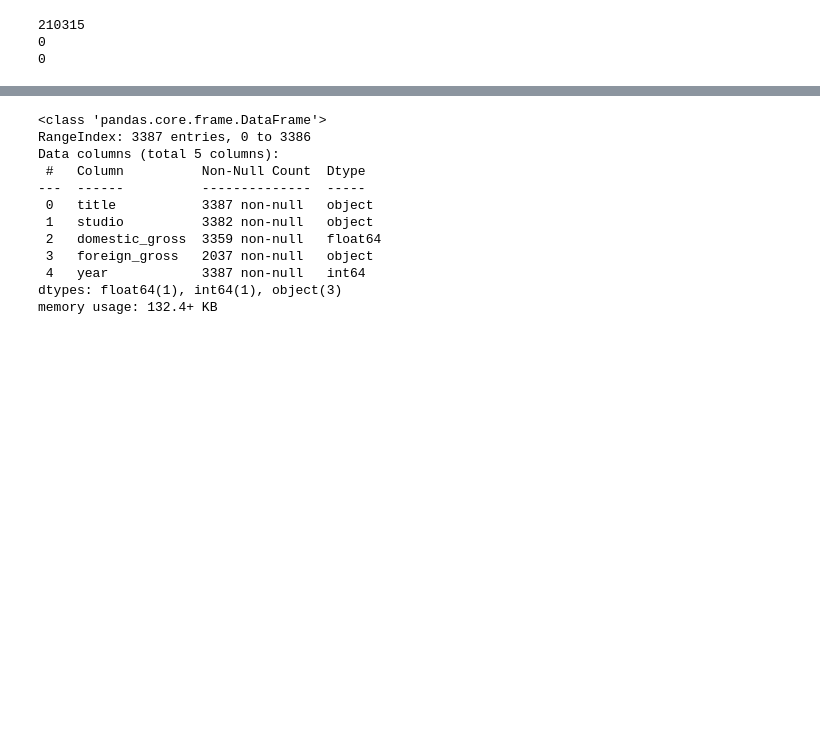
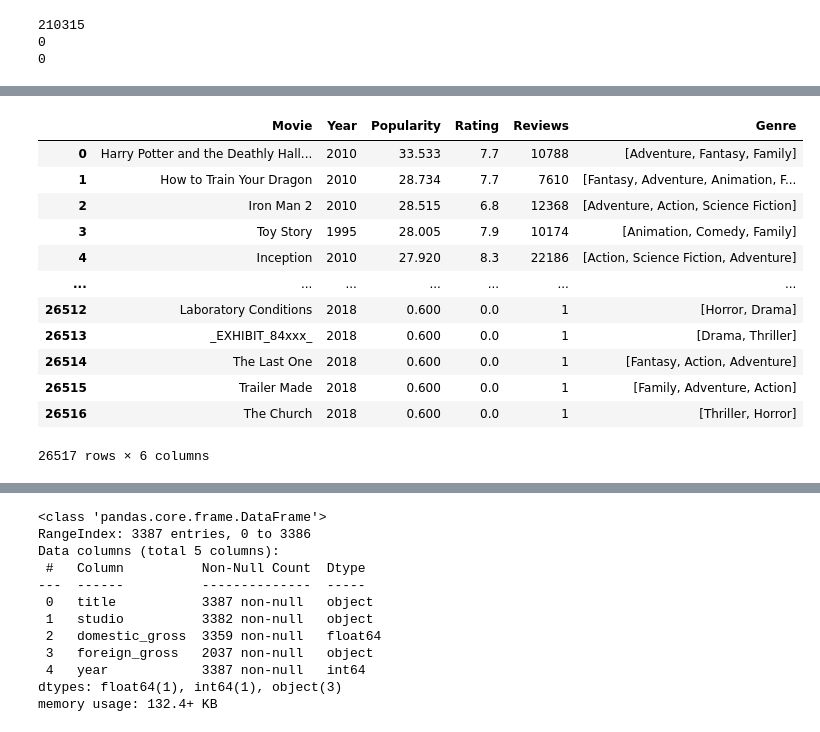
Before and after one commit to jaeheonk817/Microsoft-Movie-Recommendations, a Jupyter notebook: student1.ipynb, the cells around one changed output, grey strips where cells are left out. Saved outputs shown, nothing was run; the diff lists cells and outputs as text; code cells hidden in the pictures; blank space fills up the shorter version.

```diff
--- a/student1.ipynb
+++ b/student1.ipynb
@@ -479,11 +535,8 @@ print(len(genre_id_other))
 # %%
-# We see that they are not.
-# From tmdb's website, obtain genre ids and their corresponding verbal category.
-# Create a dictionary to store that information.
+# Create a dictionary to help make a conversion from genre id number to genre name.
 
-genre_id = {'28':'Action', '12':'Adventure', '16':'Animation', '35':'Comedy', '80':'Crime',
-            '99':'Documentary', '18':'Drama', '10751':'Family', '14':'Fantasy', '36':'History',
-            '27':'Horror', '10402':'Music', '9648':'Mystery', '10749':'Romance',
-            '878':'Science Fiction', '10770':'TV Movie', '53':'Thriller', '10752':'War',
-            '37':'Western'}
-genre_id
+genre_id = {28:'Action', 12:'Adventure', 16:'Animation', 35:'Comedy', 80:'Crime',
+            99:'Documentary', 18:'Drama', 10751:'Family', 14:'Fantasy', 36:'History',
+            27:'Horror', 10402:'Music', 9648:'Mystery', 10749:'Romance',
+            878:'Science Fiction', 10770:'TV Movie', 53:'Thriller', 10752:'War',
+            37:'Western'}
@@ -510,6 +542,0 @@ genre_id
-# %%
-for entry in tmdb['Genre ID']:
-    entry.split(',')
-
-for entry in tmdb['Genre ID']:
-    print(type(entry))
@@ -534,4 +543,9 @@ for entry in tmdb['Genre ID']:
-# %%
-# Create a new column on tmdb that displays the movie genres.
-
-tmdb['Genre'] = ''
+# %%
+# Create a list of genres that have verbal names instead of genre id numbers.
+
+movie_genre = []
+movie_genre_english = []
+for small_list in list_list_genre_id:
+    movie_genre = [genre_id[entry] for entry in small_list]
+    movie_genre_english.append(movie_genre)
+    movie_genre = []
@@ -537,0 +567,24 @@ tmdb['Genre'] = ''
+# %%
+# Create a new dataframe that has Genre in words.
+
+tmdb = pd.DataFrame(list(zip(tmdb['Movie'], tmdb['Year'],
+                             tmdb['Popularity'], tmdb['Rating'], tmdb['Reviews'],
+                             movie_genre_english)), columns = ['Movie', 'Year',
+                                                               'Popularity', 'Rating',
+                                                               'Reviews', 'Genre'])
+
+tmdb
+# %% [output]
+|  | Movie | Year | Popularity | Rating | Reviews | Genre |
+| 0 | Harry Potter and the Deathly Hall... | 2010 | 33.533 | 7.7 | 10788 | [Adventure, Fantasy, Family] |
+| 1 | How to Train Your Dragon | 2010 | 28.734 | 7.7 | 7610 | [Fantasy, Adventure, Animation, F... |
+| 2 | Iron Man 2 | 2010 | 28.515 | 6.8 | 12368 | [Adventure, Action, Science Fiction] |
+| 3 | Toy Story | 1995 | 28.005 | 7.9 | 10174 | [Animation, Comedy, Family] |
+| 4 | Inception | 2010 | 27.920 | 8.3 | 22186 | [Action, Science Fiction, Adventure] |
+| ... | ... | ... | ... | ... | ... | ... |
+| 26512 | Laboratory Conditions | 2018 | 0.600 | 0.0 | 1 | [Horror, Drama] |
+| 26513 | _EXHIBIT_84xxx_ | 2018 | 0.600 | 0.0 | 1 | [Drama, Thriller] |
+| 26514 | The Last One | 2018 | 0.600 | 0.0 | 1 | [Fantasy, Action, Adventure] |
+| 26515 | Trailer Made | 2018 | 0.600 | 0.0 | 1 | [Family, Adventure, Action] |
+| 26516 | The Church | 2018 | 0.600 | 0.0 | 1 | [Thriller, Horror] |
+26517 rows × 6 columns
```
Also changed, not shown: parts of 26 cells of this notebook.
